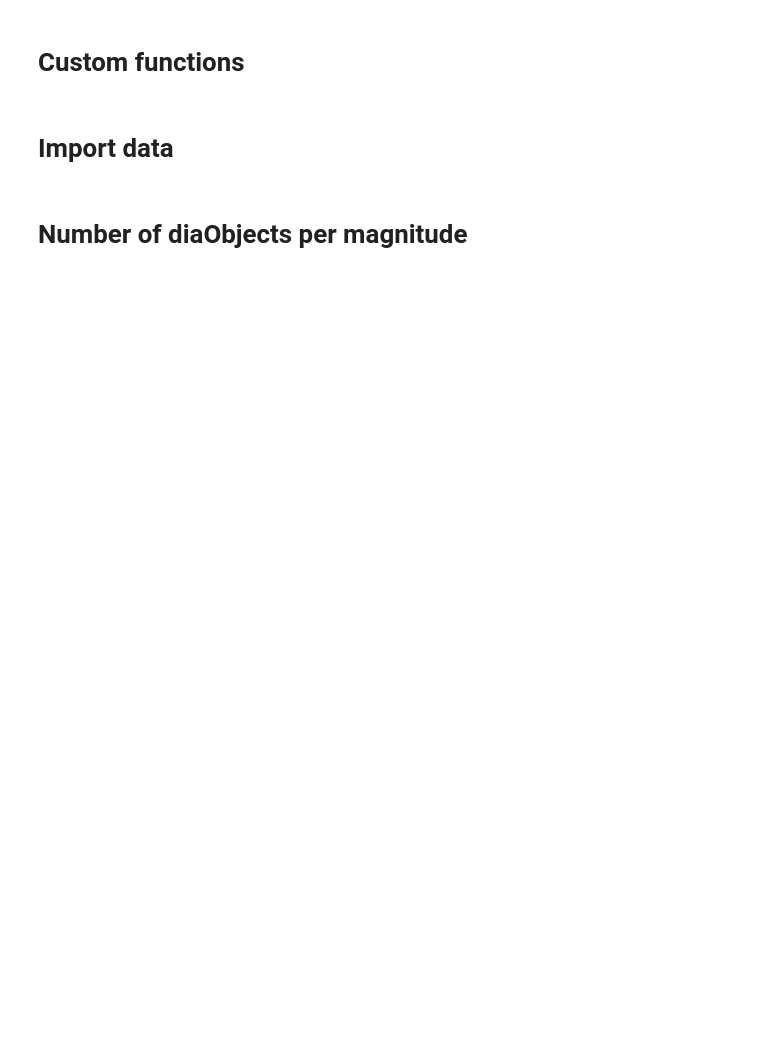
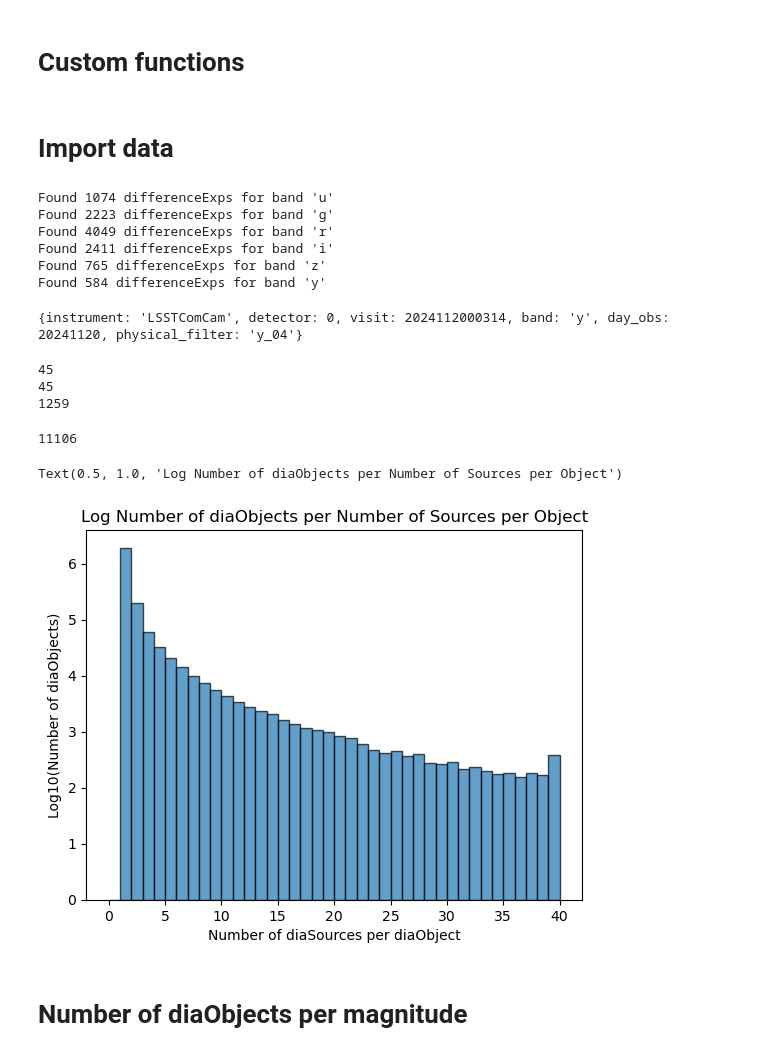
Before and after one commit to lsst-sitcom/notebooks_dia, a Jupyter notebook: Comcam_init_analysis.ipynb, the cells around one changed output. Saved outputs shown, nothing was run; the diff lists cells and outputs as text; code cells hidden in the pictures; blank space fills up the shorter version.

```diff
--- a/Comcam_init_analysis.ipynb
+++ b/Comcam_init_analysis.ipynb
@@ -153,7 +160,7 @@ def flux_to_magnitude(df_single_flux_src):
 # %%
 # Load collection
 repo = "embargo_new"
-collection = "LSSTComCam/runs/DRP/20241101_20241127/w_2024_48/DM-47841"
+collection = "LSSTComCam/runs/DRP/20241101_20241204/w_2024_49/DM-47988"
 instrument = "LSSTComCam"
 
 butler = dafButler.Butler(repo, collections=collection, instrument=instrument)
@@ -171,48 +178,72 @@ for band in bands:
             print(dr)
 
     print(f"Found {len(datasetRefs_dia)} differenceExps for band '{band}'")
+# %% [output]
+Found 1074 differenceExps for band 'u'
+Found 2223 differenceExps for band 'g'
+Found 4049 differenceExps for band 'r'
+Found 2411 differenceExps for band 'i'
+Found 765 differenceExps for band 'z'
+Found 584 differenceExps for band 'y'
 # %%
 i = 50
 data_id = datasetRefs_dia[i].dataId
 print(data_id)
+# %% [output]
+{instrument: 'LSSTComCam', detector: 0, visit: 2024112000314, band: 'y', day_obs: 20241120, physical_filter: 'y_04'}
 # %%
 lc_refs = butler.query_datasets("diaSourceTable_tract")
 obj_refs = butler.query_datasets("diaObjectTable_tract")
+src_refs = butler.query_datasets("sourceTable_visit")
 print(len(lc_refs))
 print(len(obj_refs))
+print(len(src_refs))
+# %% [output]
+45
+45
+1259
+# %%
+diaSrc_refs = butler.query_datasets("goodSeeingDiff_diaSrc")
+
+print(len(diaSrc_refs))
+# %% [output]
+11106
 # %%
 # List of tract indices to process
-tract_indices = np.arange(0, 43)
+tract_indices = np.arange(0, len(obj_refs))
 
 # Initialize lists to hold diaObj and diaSource DataFrames
 dia_Obj_list = []
 diaSource_list = []
 
 # Loop through the specified tracts and fetch the data
-for idx in tract_indices:
+for idx in tqdm(tract_indices):
     obj_ref = obj_refs[idx]  # Select the corresponding obj_ref
     dia_Obj = butler.get(obj_ref)  # Fetch diaObj for this tract
     diaSource = butler.get('diaSourceTable_tract', dataId=obj_ref.dataId)  # Fetch diaSource for this tract
 
     # Append the results to the lists
     dia_Obj_list.append(dia_Obj)
     diaSource_list.append(diaSource)
 
 # Concatenate all diaObj and diaSource DataFrames
 combined_dia_Obj = pd.concat(dia_Obj_list, ignore_index=False)
 combined_diaSource = pd.concat(diaSource_list, ignore_index=False)
 
 dia_Obj = combined_dia_Obj.copy()
 diaSource = combined_diaSource.copy()
 
 # Compute the histogram of nDiaSources
 counts, bin_edges = np.histogram(combined_dia_Obj['nDiaSources'], bins=40, range=(0, 40))
 
 # Take the logarithm (base 10) of the counts
 log_counts = np.log10(counts + 1)  # Add 1 to avoid log(0)
 
 # Plot the histogram
 plt.bar(bin_edges[:-1], log_counts, width=np.diff(bin_edges), align='edge', edgecolor='black', alpha=0.7)
 plt.xlabel('Number of diaSources per diaObject')
 plt.ylabel('Log10(Number of diaObjects)')
 plt.title('Log Number of diaObjects per Number of Sources per Object')
+# %% [output]
+Text(0.5, 1.0, 'Log Number of diaObjects per Number of Sources per Object')
+[figure, added]
```
Also changed, not shown: parts of 37 cells of this notebook, 1 other file.
